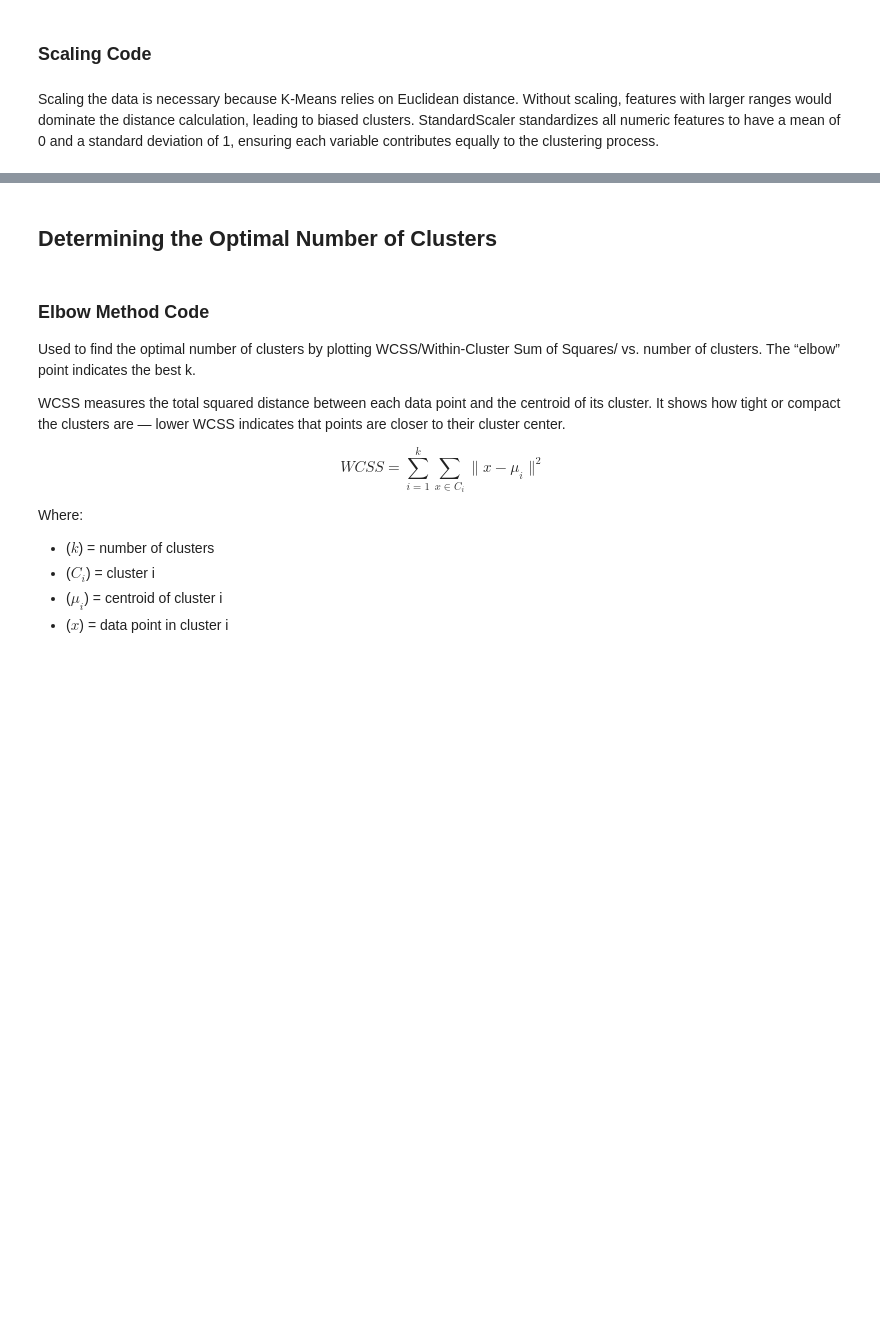
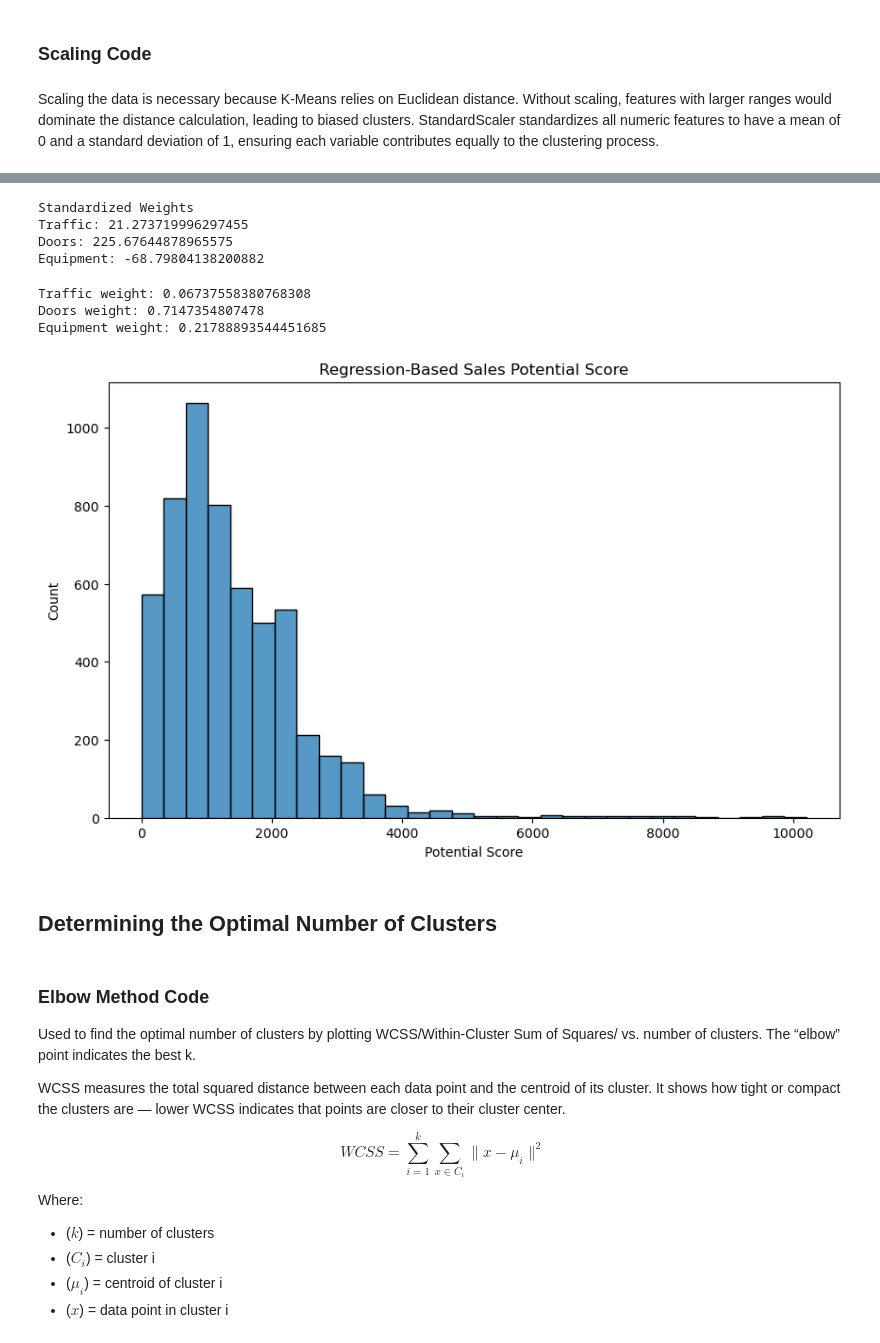
Before and after one commit to BobbySU/Math-Concepts-for-Developers, a Jupyter notebook: Final Exam Project/Sales_Potential_Segmentation.ipynb, the cells around one changed output, grey strips where cells are left out. Saved outputs shown, nothing was run; the diff lists cells and outputs as text; code cells hidden in the pictures; blank space fills up the shorter version.

Commit message:
Adding Data-Driven Sales Potential Score and two more methods

```diff
--- a/Final Exam Project/Sales_Potential_Segmentation.ipynb
+++ b/Final Exam Project/Sales_Potential_Segmentation.ipynb
@@ -389,3 +380,59 @@ plt.show()
+# %%
+X_reg = df[[
+    "Traffic",
+    "# of doors",
+    "Equipment (Y/N)"
+]]
+
+y_reg = df["Sales 2025 CS"]
+
+scaler = StandardScaler()
+
+X_scaled_reg = scaler.fit_transform(X_reg)
+
+reg_model = LinearRegression()
+
+reg_model.fit(X_scaled_reg, y_reg)
+
+weights = reg_model.coef_
+
+print("Standardized Weights")
+print("Traffic:", weights[0])
+print("Doors:", weights[1])
+print("Equipment:", weights[2])
+# %% [output]
+Standardized Weights
+Traffic: 21.273719996297455
+Doors: 225.67644878965575
+Equipment: -68.79804138200882
+# %%
+abs_weights = np.abs(weights)
+
+weights_percent = abs_weights / abs_weights.sum()
+
+print("Traffic weight:", weights_percent[0])
+print("Doors weight:", weights_percent[1])
+print("Equipment weight:", weights_percent[2])
+# %% [output]
+Traffic weight: 0.06737558380768308
+Doors weight: 0.7147354807478
+Equipment weight: 0.21788893544451685
+# %%
+df["Potential Score"] = (
+    weights_percent[0] * df["Traffic"] +
+    weights_percent[1] * df["# of doors"] +
+    weights_percent[2] * df["Equipment (Y/N)"]
+)
+# %%
+plt.figure(figsize=(10,6))
+
+sns.histplot(df["Potential Score"], bins=30)
+
+plt.title("Regression-Based Sales Potential Score")
+
+plt.show()
+# %% [output]
+[figure, added]
 # %% [markdown]
 ## Determining the Optimal Number of Clusters
 # %% [markdown]
```
Also changed, not shown: parts of 11 cells of this notebook.
